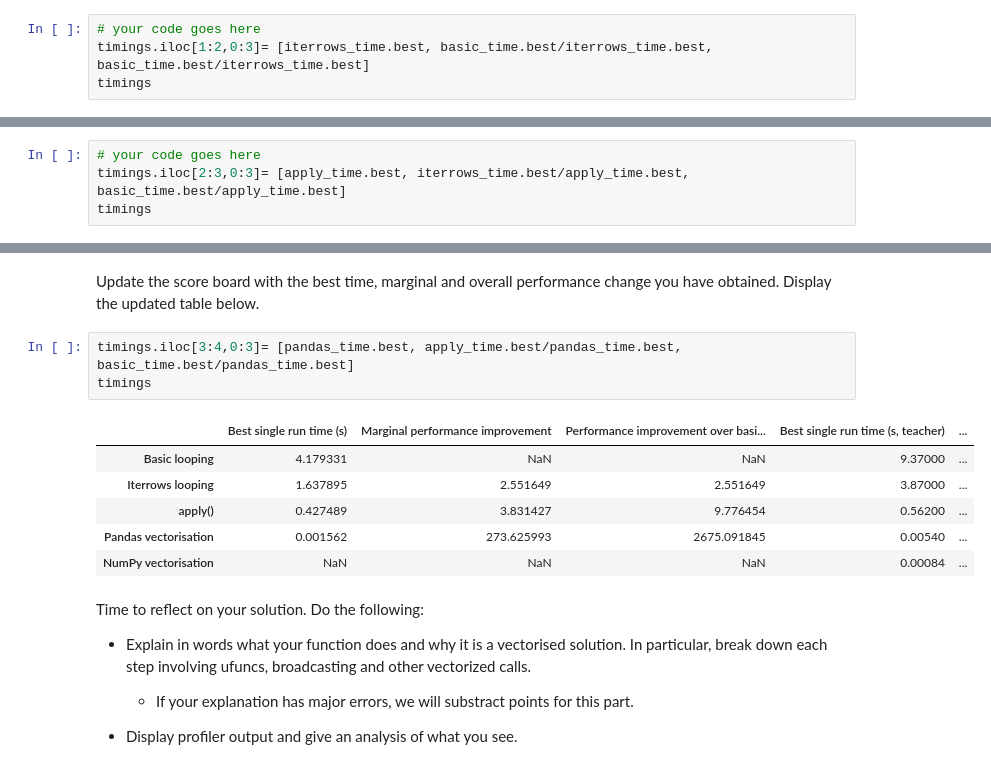
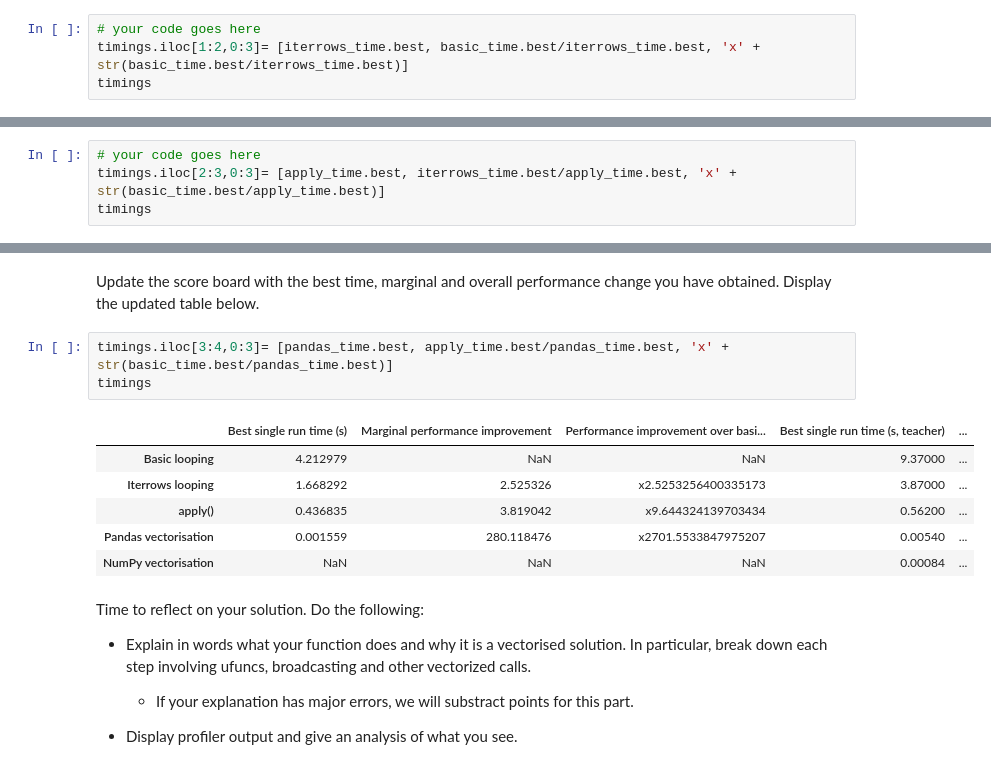
Before and after one commit to hanlululu/02807-Computational-tools-for-Data-Science, a Jupyter notebook: Project1/02807_Project_1.ipynb, the cells around one changed output, grey strips where cells are left out. Saved outputs shown, nothing was run; the diff lists cells and outputs as text.

```diff
--- a/Project1/02807_Project_1.ipynb
+++ b/Project1/02807_Project_1.ipynb
@@ -386,7 +386,7 @@ Best time: 1.6378945999999814
 Update the score board with the best time, marginal and overall performance change you have obtained. Display the updated table below.
 # %%
 # your code goes here
-timings.iloc[1:2,0:3]= [iterrows_time.best, basic_time.best/iterrows_time.best, basic_time.best/iterrows_time.best]
+timings.iloc[1:2,0:3]= [iterrows_time.best, basic_time.best/iterrows_time.best, 'x' + str(basic_time.best/iterrows_time.best)]
 timings
 # %% [output]
 |  | Best single run time (s) | Marginal performance improvement | Performance improvement over basi... | Best single run time (s, teacher) | ... |
@@ -450,7 +450,7 @@ Best time: 0.42748949999997876
 Update the score board with the best time, marginal and overall performance change you have obtained. Display the updated table below.
 # %%
 # your code goes here
-timings.iloc[2:3,0:3]= [apply_time.best, iterrows_time.best/apply_time.best, basic_time.best/apply_time.best]
+timings.iloc[2:3,0:3]= [apply_time.best, iterrows_time.best/apply_time.best, 'x' + str(basic_time.best/apply_time.best)]
 timings
 # %% [output]
 |  | Best single run time (s) | Marginal performance improvement | Performance improvement over basi... | Best single run time (s, teacher) | ... |
@@ -516,14 +516,14 @@ Best time: 0.0015623132000000056
 # %% [markdown]
 Update the score board with the best time, marginal and overall performance change you have obtained. Display the updated table below.
 # %%
-timings.iloc[3:4,0:3]= [pandas_time.best, apply_time.best/pandas_time.best, basic_time.best/pandas_time.best]
+timings.iloc[3:4,0:3]= [pandas_time.best, apply_time.best/pandas_time.best, 'x' + str(basic_time.best/pandas_time.best)]
 timings
 # %% [output]
 |  | Best single run time (s) | Marginal performance improvement | Performance improvement over basi... | Best single run time (s, teacher) | ... |
-| Basic looping | 4.179331 | NaN | NaN | 9.37000 | ... |
-| Iterrows looping | 1.637895 | 2.551649 | 2.551649 | 3.87000 | ... |
-| apply() | 0.427489 | 3.831427 | 9.776454 | 0.56200 | ... |
-| Pandas vectorisation | 0.001562 | 273.625993 | 2675.091845 | 0.00540 | ... |
+| Basic looping | 4.212979 | NaN | NaN | 9.37000 | ... |
+| Iterrows looping | 1.668292 | 2.525326 | x2.5253256400335173 | 3.87000 | ... |
+| apply() | 0.436835 | 3.819042 | x9.644324139703434 | 0.56200 | ... |
+| Pandas vectorisation | 0.001559 | 280.118476 | x2701.5533847975207 | 0.00540 | ... |
 | NumPy vectorisation | NaN | NaN | NaN | 0.00084 | ... |
 # %% [markdown]
 Time to reflect on your solution. Do the following:
```
Also changed, not shown: parts of 11 cells of this notebook.
